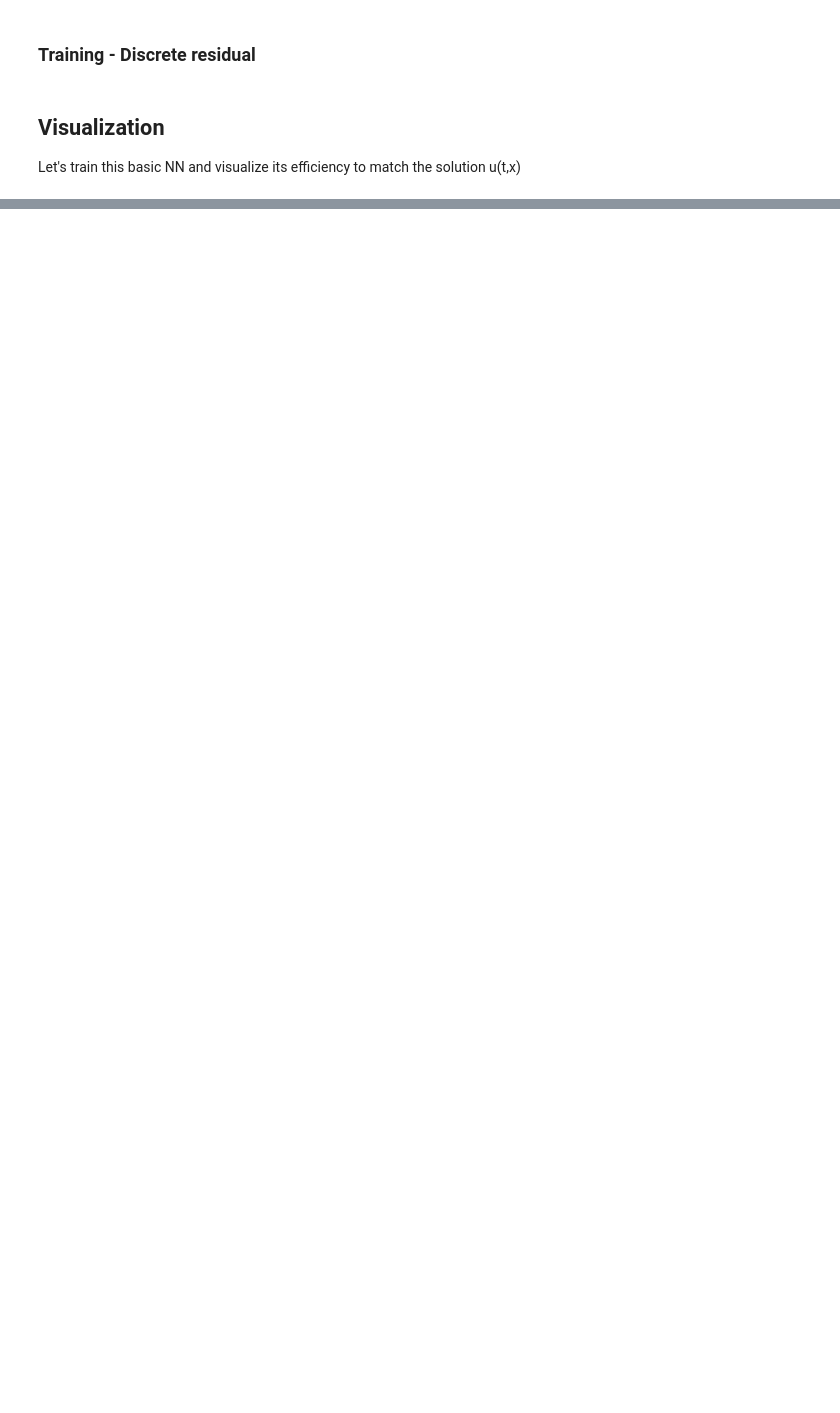
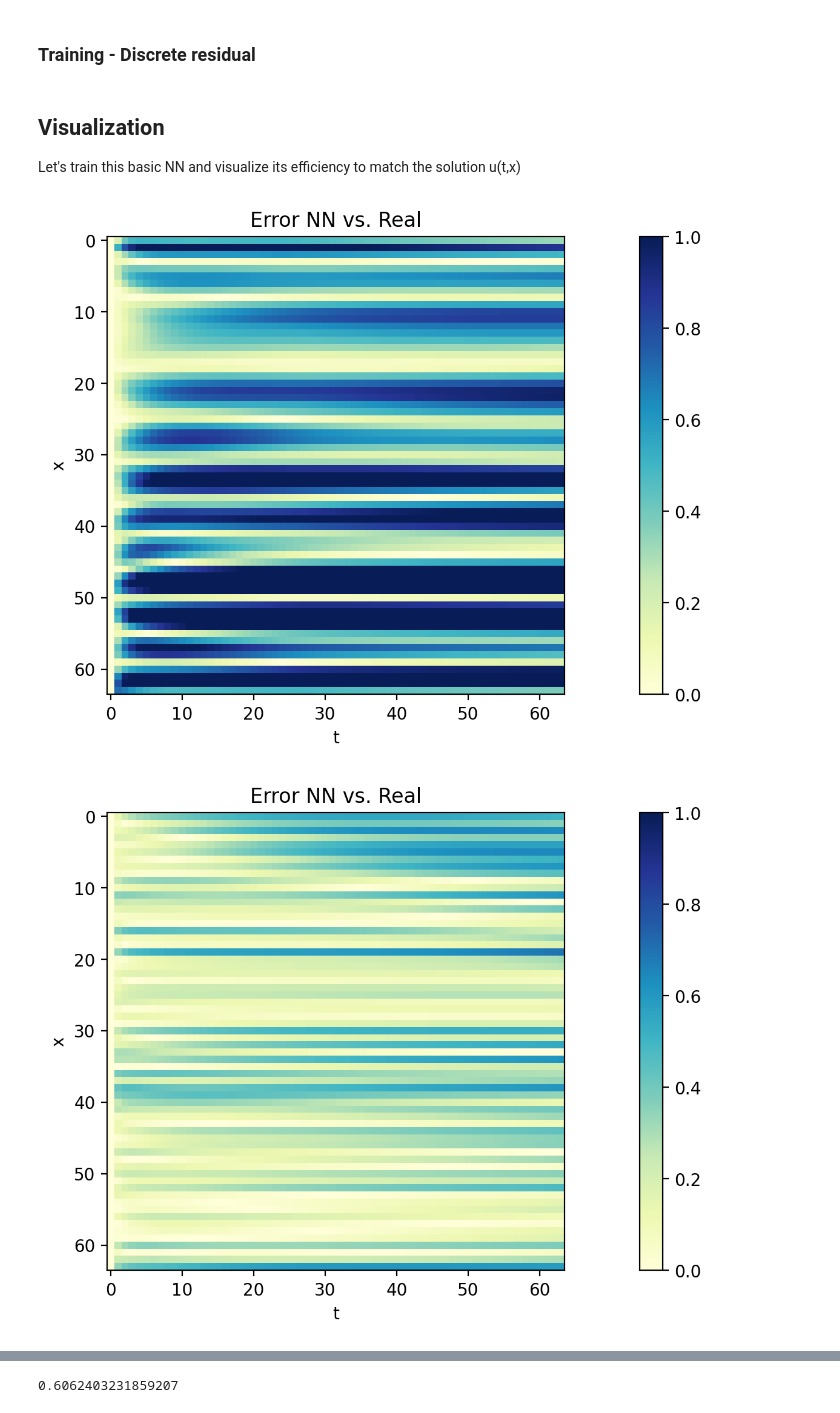
Before and after one commit to vdesgrange/closure-model, a Jupyter notebook: experiments/python_src/burgers_equation_reconstruction_experiments.ipynb, the cells around one changed output, grey strips where cells are left out. Cells and saved outputs as stored; diff of their text form; code cells hidden in the pictures; blank space fills up the shorter version.

```diff
--- a/experiments/python_src/burgers_equation_reconstruction_experiments.ipynb
+++ b/experiments/python_src/burgers_equation_reconstruction_experiments.ipynb
@@ -383,15 +413,14 @@ def check_efficiency(net, n_sim=10, debug=False):
     rmse_tot = 0
 
     for i in range(n_sim):
-        t, b0, bu = get_burgers_batch(t_max, t_min, x_max, x_min, t_n, x_n, nu, -1, -1)
-        pred_u = odeint(net, b0, t).detach().numpy()
-        u = bu.detach().numpy()
-        rmse_tot += rmse(pred_u.T, u.T)
+        t, b0, u = get_burgers_batch(t_max, t_min, x_max, x_min, t_n, x_n, nu, -1, -1)
+        _, pred_u = net(torch.from_numpy(b0).float(), t)
+        rmse_tot += rmse(pred_u.detach().numpy(), u.detach().numpy())
 
         if debug:
-            print("RMSE = ", rmse(pred_u.T, u.T))
-            show_err(np.abs(pred_u.T - u.T), 'Error NN vs. Real', 't', 'x', None)
-            show_state(u.T, 'Real', 't', 'x', None)
-            show_state(pred_u.T, 'Expected', 't', 'x', None)
+#             print("RMSE = ", rmse(pred_u.T, u.T))
+            show_err(np.abs(pred_u.detach().numpy().T - u.detach().numpy().T), 'Error NN vs. Real', 't', 'x', None)
+#             show_state(u.T, 'Real', 't', 'x', None)
+#             show_state(pred_u.T, 'Expected', 't', 'x', None)
 
     return rmse_tot / n_sim
@@ -400,2 +427,5 @@ check_weights(F)
 # %%
-print(check_efficiency(F, 1, True))
+check_efficiency(F, 10, True)
+# %% [output]
+[figure, added]
+[figure, added]
@@ -401,0 +440 @@ print(check_efficiency(F, 1, True))
+0.6062403231859207
```
Also changed, not shown: parts of 15 cells of this notebook, 1 other file.
